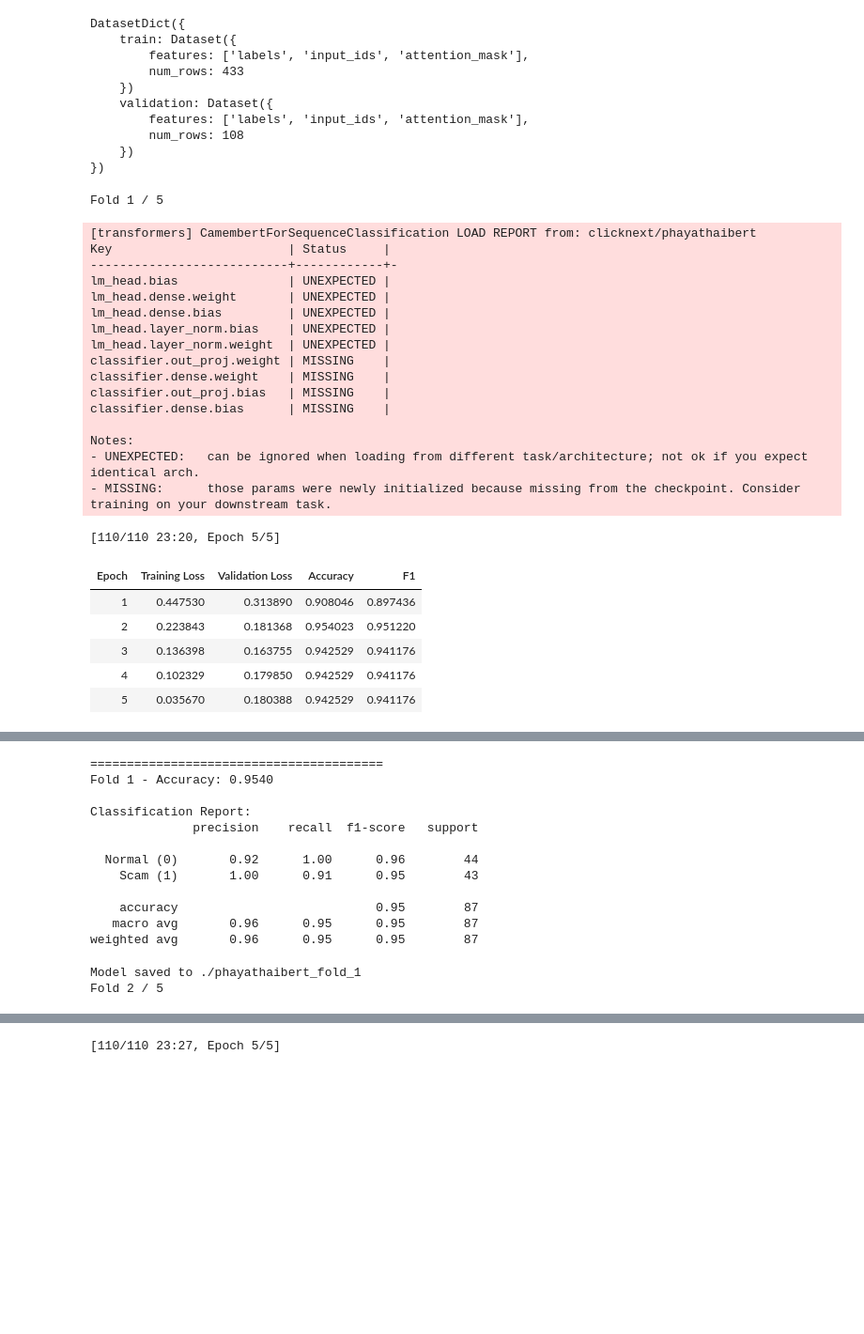
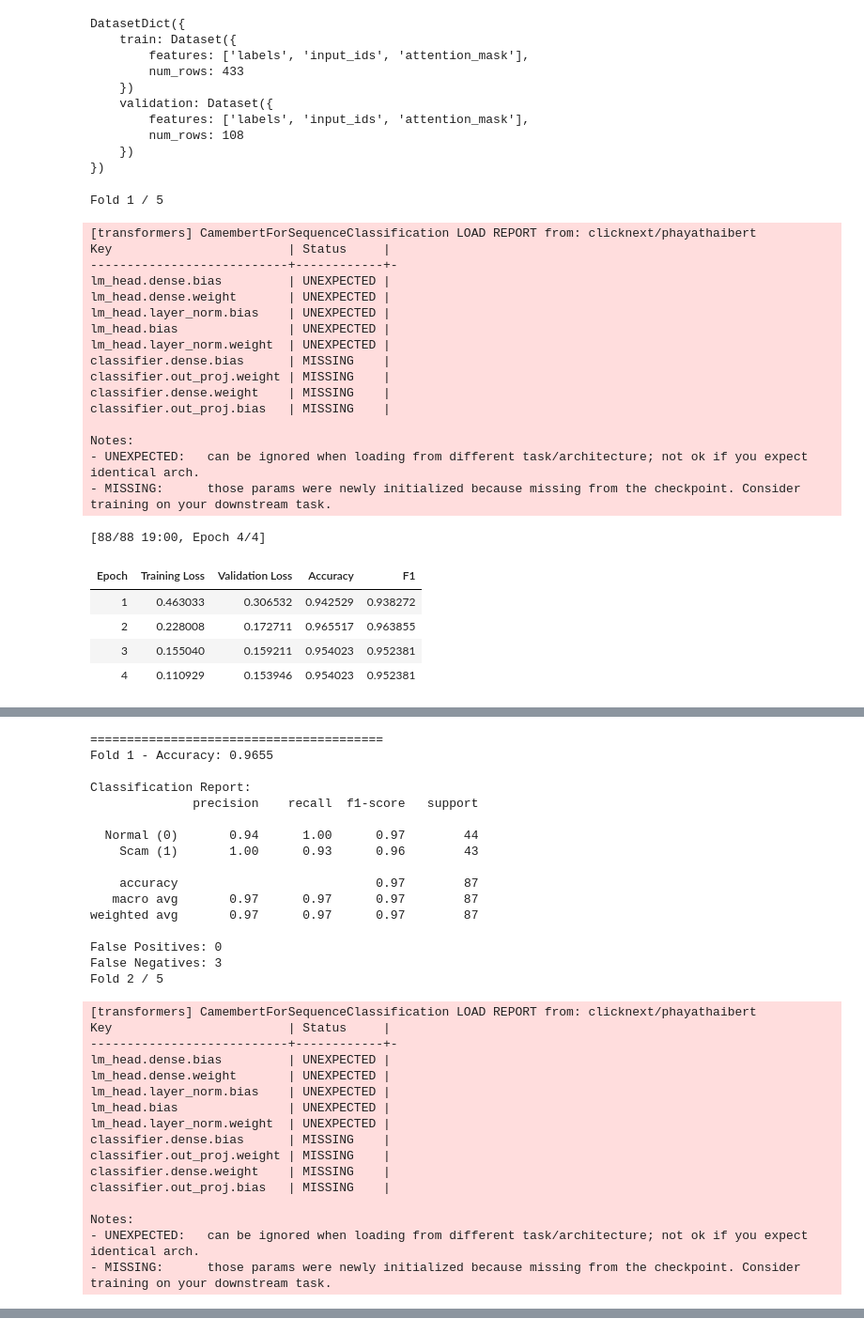
Before and after one commit to KJ-12-GH/AI-Scammer-Detection, a Jupyter notebook: model/phayathaibert.ipynb, the cells around one changed output, grey strips where cells are left out. Shown at 94% size. Cells and saved outputs as stored; diff of their text form; code cells hidden in the pictures; blank space fills up the shorter version.

```diff
--- a/model/phayathaibert.ipynb
+++ b/model/phayathaibert.ipynb
@@ -40,6 +46,7 @@ DatasetDict({
 labels = np.array(full_ds["train"]["labels"])
 skf = StratifiedKFold(n_splits=5, shuffle=True, random_state=42)
 fold_results = []
+all_log_histories = []
 
 for fold, (train_idx, val_idx) in enumerate(skf.split(X=np.zeros(len(labels)), y=labels)):
 
@@ -61,7 +68,7 @@ for fold, (train_idx, val_idx) in enumerate(skf.split(X=np.zeros(len(labels)), y
 
     training_args = TrainingArguments(
         output_dir=f"./phayathaibert_fold_{fold+1}",
-        num_train_epochs=5,
+        num_train_epochs=4,
         learning_rate=2e-5,
         per_device_train_batch_size=16,
         per_device_eval_batch_size=32,
@@ -76,7 +83,6 @@ for fold, (train_idx, val_idx) in enumerate(skf.split(X=np.zeros(len(labels)), y
         remove_unused_columns=False
 
     )
-
 
     def compute_metrics(pred):
         labels = pred.label_ids
@@ -96,6 +102,7 @@ for fold, (train_idx, val_idx) in enumerate(skf.split(X=np.zeros(len(labels)), y
     )
 
     trainer.train()
+
 # Evaluate
     predictions = trainer.predict(val_fold)
     preds = np.argmax(predictions.predictions, axis=-1)
@@ -113,56 +120,83 @@ for fold, (train_idx, val_idx) in enumerate(skf.split(X=np.zeros(len(labels)), y
 
     fold_results.append({
     "fold": fold + 1,
     "accuracy": acc
     })
 
+    mis_idx = np.where(preds != true_labels)[0]
+
+    #Fn and Fp
+    fp_exa = (preds == 1) & (true_labels == 0)
+    fn_exa = (preds == 0) & (true_labels == 1)
+
+    print(f"False Positives: {fp_exa.sum()}")
+    print(f"False Negatives: {fn_exa.sum()}")
+
 
 # ล้าง memory
-    del model, predictions, preds, true_labels
+    all_log_histories.append(trainer.state.log_history)
+    del model, predictions, preds, true_labels, trainer
     gc.collect()
     if torch.cuda.is_available():
         torch.cuda.empty_cache()
 
 results_df = pd.DataFrame(fold_results)
 print(results_df)
 print(f"\nMean Accuracy: {results_df['accuracy'].mean():.2f} +/- {results_df['accuracy'].std():.2f}")
 # %% [output]
 Fold 1 / 5
 [transformers] CamembertForSequenceClassification LOAD REPORT from: clicknext/phayathaibert
 Key                        | Status     |
 ---------------------------+------------+-
+lm_head.dense.bias         | UNEXPECTED |
+lm_head.dense.weight       | UNEXPECTED |
+lm_head.layer_norm.bias    | UNEXPECTED |
 lm_head.bias               | UNEXPECTED |
-lm_head.dense.weight       | UNEXPECTED |
-lm_head.dense.bias         | UNEXPECTED |
-lm_head.layer_norm.bias    | UNEXPECTED |
 lm_head.layer_norm.weight  | UNEXPECTED |
+classifier.dense.bias      | MISSING    |
 classifier.out_proj.weight | MISSING    |
 classifier.dense.weight    | MISSING    |
 classifier.out_proj.bias   | MISSING    |
-classifier.dense.bias      | MISSING    |
 
 Notes:
 - UNEXPECTED:   can be ignored when loading from different task/architecture; not ok if you expect identical arch.
 - MISSING:      those params were newly initialized because missing from the checkpoint. Consider training on your downstream task.
-[110/110 23:20, Epoch 5/5]
+[88/88 19:00, Epoch 4/4]
 | Epoch | Training Loss | Validation Loss | Accuracy | F1 |
-| 1 | 0.447530 | 0.313890 | 0.908046 | 0.897436 |
-| 2 | 0.223843 | 0.181368 | 0.954023 | 0.951220 |
-| 3 | 0.136398 | 0.163755 | 0.942529 | 0.941176 |
-| 4 | 0.102329 | 0.179850 | 0.942529 | 0.941176 |
-| 5 | 0.035670 | 0.180388 | 0.942529 | 0.941176 |
+| 1 | 0.463033 | 0.306532 | 0.942529 | 0.938272 |
+| 2 | 0.228008 | 0.172711 | 0.965517 | 0.963855 |
+| 3 | 0.155040 | 0.159211 | 0.954023 | 0.952381 |
+| 4 | 0.110929 | 0.153946 | 0.954023 | 0.952381 |
 [interactive output not drawn]
 ========================================
-Fold 1 - Accuracy: 0.9540
+Fold 1 - Accuracy: 0.9655
 
 Classification Report:
               precision    recall  f1-score   support
 
-  Normal (0)       0.92      1.00      0.96        44
-    Scam (1)       1.00      0.91      0.95        43
+  Normal (0)       0.94      1.00      0.97        44
+    Scam (1)       1.00      0.93      0.96        43
 
-    accuracy                           0.95        87
-   macro avg       0.96      0.95      0.95        87
-weighted avg       0.96      0.95      0.95        87
+    accuracy                           0.97        87
+   macro avg       0.97      0.97      0.97        87
+weighted avg       0.97      0.97      0.97        87
+
+False Positives: 0
+False Negatives: 3
+Fold 2 / 5
-Model saved to ./phayathaibert_fold_1
-Fold 2 / 5
+[transformers] CamembertForSequenceClassification LOAD REPORT from: clicknext/phayathaibert
+Key                        | Status     |
+---------------------------+------------+-
+lm_head.dense.bias         | UNEXPECTED |
+lm_head.dense.weight       | UNEXPECTED |
+lm_head.layer_norm.bias    | UNEXPECTED |
+lm_head.bias               | UNEXPECTED |
+lm_head.layer_norm.weight  | UNEXPECTED |
+classifier.dense.bias      | MISSING    |
+classifier.out_proj.weight | MISSING    |
+classifier.dense.weight    | MISSING    |
+classifier.out_proj.bias   | MISSING    |
+
+Notes:
+- UNEXPECTED:   can be ignored when loading from different task/architecture; not ok if you expect identical arch.
+- MISSING:      those params were newly initialized because missing from the checkpoint. Consider training on your downstream task.
@@ -185,2 +204 @@ Notes:
-[110/110 23:27, Epoch 5/5]
 | Epoch | Training Loss | Validation Loss | Accuracy | F1 |
```
Also changed, not shown: parts of 8 cells of this notebook, 14 other files.
